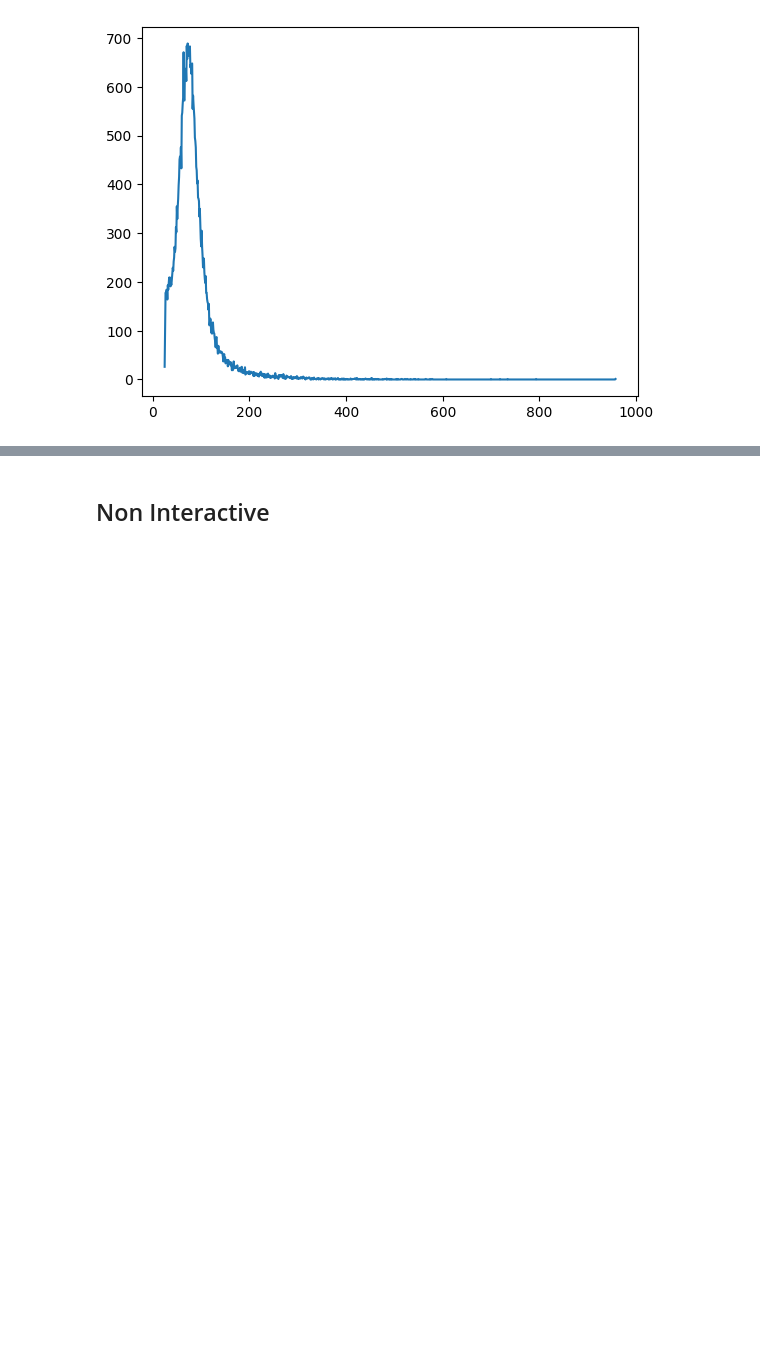
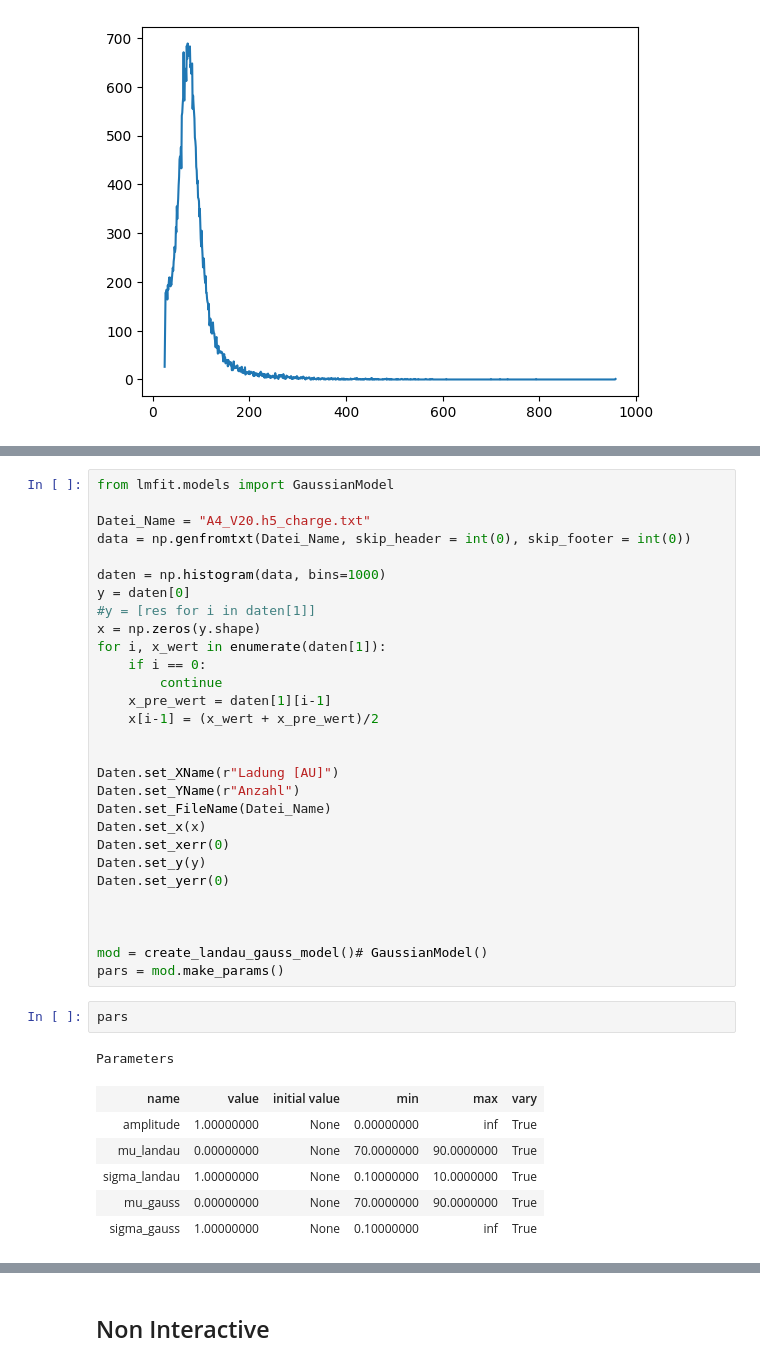
Before and after one commit to TimLockstedt/MP, a Jupyter notebook: FP14/JanTim/A4/Plott_var_func_Manuell.ipynb, the cells around one changed output, grey strips where cells are left out. Drawn from its saved outputs; the diff is of its cells as text; blank space fills up the shorter version.

```diff
--- a/FP14/JanTim/A4/Plott_var_func_Manuell.ipynb
+++ b/FP14/JanTim/A4/Plott_var_func_Manuell.ipynb
@@ -397,0 +592,39 @@ NameError: name 'pylandau' is not defined
+# %%
+from lmfit.models import GaussianModel
+
+Datei_Name = "A4_V20.h5_charge.txt"
+data = np.genfromtxt(Datei_Name, skip_header = int(0), skip_footer = int(0))
+
+daten = np.histogram(data, bins=1000)
+y = daten[0]
+#y = [res for i in daten[1]]
+x = np.zeros(y.shape)
+for i, x_wert in enumerate(daten[1]):
+    if i == 0:
+        continue
+    x_pre_wert = daten[1][i-1]
+    x[i-1] = (x_wert + x_pre_wert)/2
+
+
+Daten.set_XName(r"Ladung [AU]")
+Daten.set_YName(r"Anzahl")
+Daten.set_FileName(Datei_Name)
+Daten.set_x(x)
+Daten.set_xerr(0)
+Daten.set_y(y)
+Daten.set_yerr(0)
+
+
+
+mod = create_landau_gauss_model()# GaussianModel()
+pars = mod.make_params()
+# %%
+pars
+# %% [output]
+Parameters
+| name | value | initial value | min | max | vary |
+| amplitude | 1.00000000 | None | 0.00000000 | inf | True |
+| mu_landau | 0.00000000 | None | 70.0000000 | 90.0000000 | True |
+| sigma_landau | 1.00000000 | None | 0.10000000 | 10.0000000 | True |
+| mu_gauss | 0.00000000 | None | 70.0000000 | 90.0000000 | True |
+| sigma_gauss | 1.00000000 | None | 0.10000000 | inf | True |
```
Also changed, not shown: parts of 10 cells of this notebook, 2 other files.
